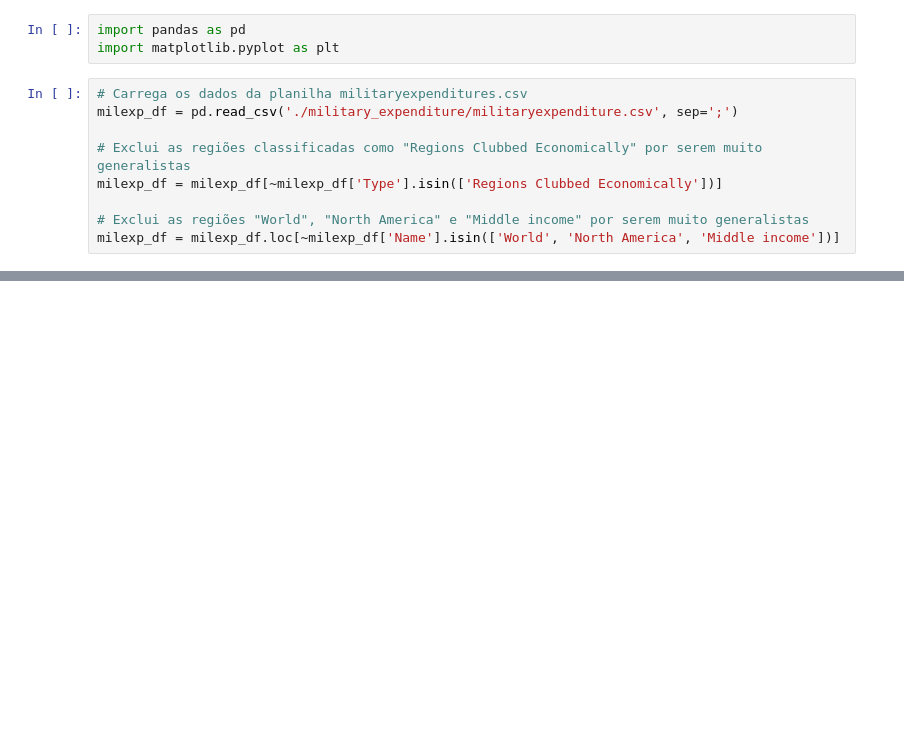
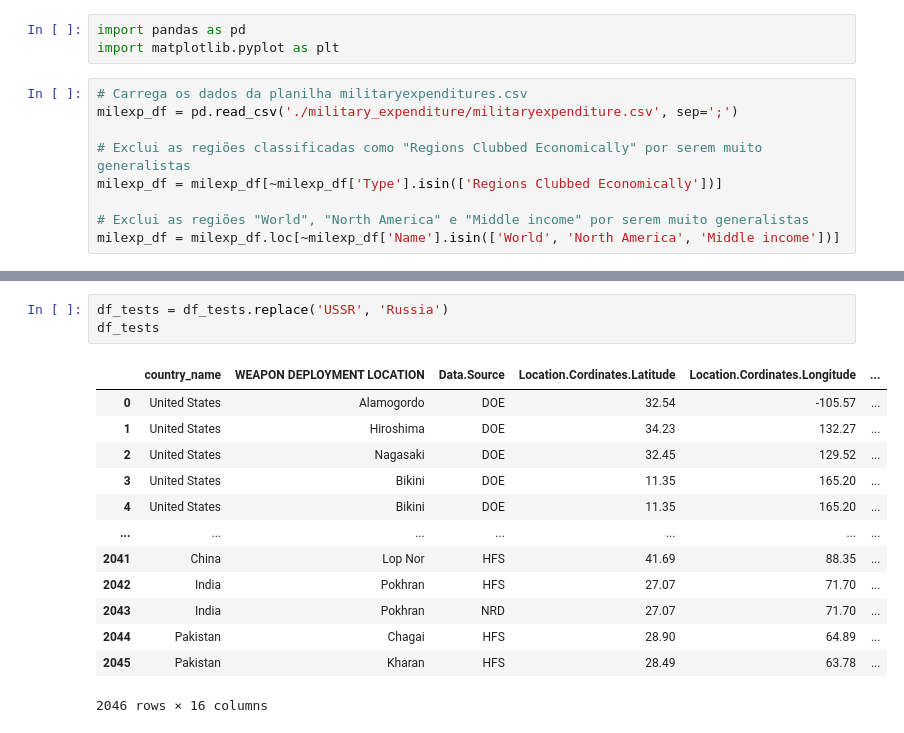
Before and after one commit to DennisRPaiva/ProjetoDatasets, a Jupyter notebook: eda_macedo.ipynb, the cells around one changed output, grey strips where cells are left out. Cells and saved outputs as stored; diff of their text form; blank space fills up the shorter version.

```diff
--- a/eda_macedo.ipynb
+++ b/eda_macedo.ipynb
@@ -45,0 +61,17 @@ No artists with labels found to put in legend.  Note that artists whose label st
+# %%
+df_tests = df_tests.replace('USSR', 'Russia')
+df_tests
+# %% [output]
+|  | country_name | WEAPON DEPLOYMENT LOCATION | Data.Source | Location.Cordinates.Latitude | Location.Cordinates.Longitude | ... |
+| 0 | United States | Alamogordo | DOE | 32.54 | -105.57 | ... |
+| 1 | United States | Hiroshima | DOE | 34.23 | 132.27 | ... |
+| 2 | United States | Nagasaki | DOE | 32.45 | 129.52 | ... |
+| 3 | United States | Bikini | DOE | 11.35 | 165.20 | ... |
+| 4 | United States | Bikini | DOE | 11.35 | 165.20 | ... |
+| ... | ... | ... | ... | ... | ... | ... |
+| 2041 | China | Lop Nor | HFS | 41.69 | 88.35 | ... |
+| 2042 | India | Pokhran | HFS | 27.07 | 71.70 | ... |
+| 2043 | India | Pokhran | NRD | 27.07 | 71.70 | ... |
+| 2044 | Pakistan | Chagai | HFS | 28.90 | 64.89 | ... |
+| 2045 | Pakistan | Kharan | HFS | 28.49 | 63.78 | ... |
+2046 rows × 16 columns
```
Also changed, not shown: parts of 8 cells of this notebook.
